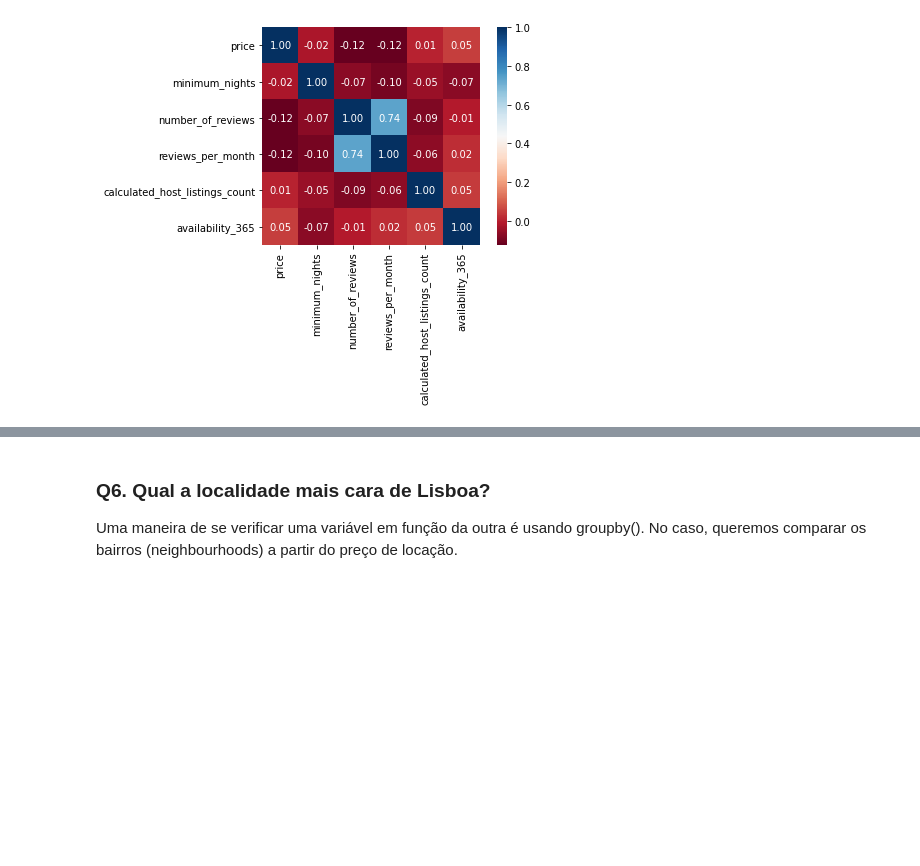
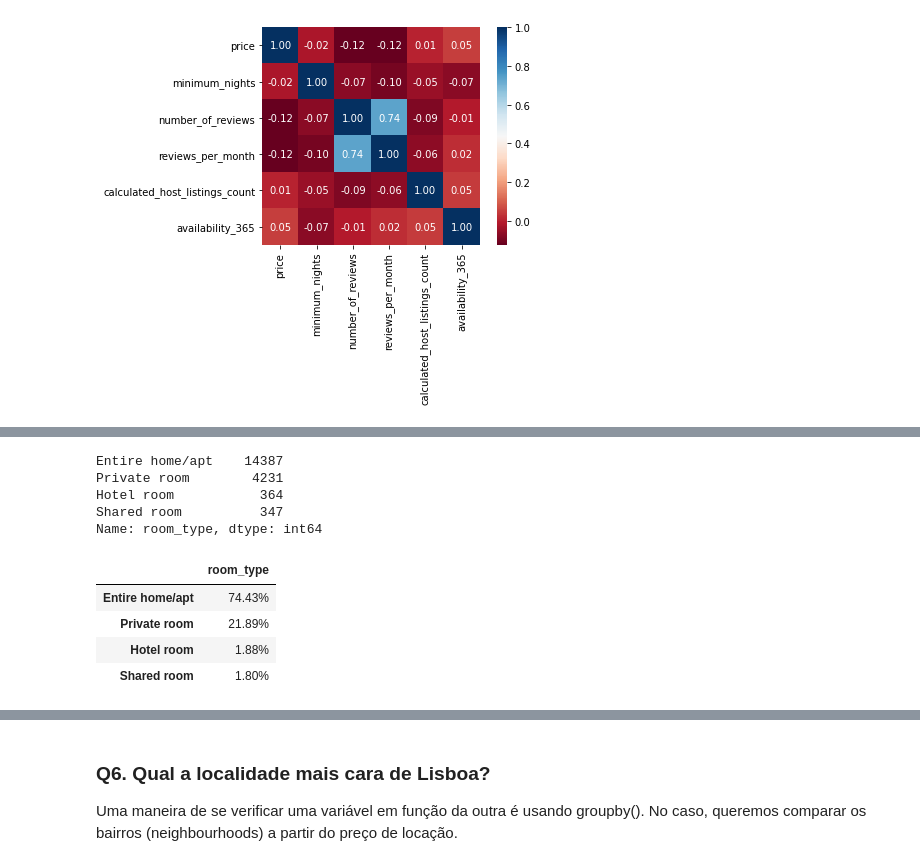
Before and after one commit to AlannaGonzaga/AirBnbLisbon, a Jupyter notebook: Analisando_os_Dados_do_Airbnb.ipynb, the cells around one changed output, grey strips where cells are left out. Drawn from its saved outputs; the diff is of its cells as text; code cells hidden in the pictures; blank space fills up the shorter version.

```diff
--- a/Analisando_os_Dados_do_Airbnb.ipynb
+++ b/Analisando_os_Dados_do_Airbnb.ipynb
@@ -275,0 +286,20 @@ sns.heatmap(corr, cmap='RdBu', fmt='.2f', square=True, linecolor='white', annot=
+# %%
+# mostrar a quantidade de cada tipo de imóvel disponível
+df_clean.room_type.value_counts()
+# %% [output]
+Entire home/apt    14387
+Private room        4231
+Hotel room           364
+Shared room          347
+Name: room_type, dtype: int64
+# %%
+# mostrar a porcentagem de cada tipo de imóvel disponível
+a = (df_clean.room_type.value_counts() / df_clean.shape[0])
+df_clean_a = pd.DataFrame(a)
+df_clean_a.style.format('{:.2%}')
+# %% [output]
+|  | room_type |
+| Entire home/apt | 74.43% |
+| Private room | 21.89% |
+| Hotel room | 1.88% |
+| Shared room | 1.80% |
```
Also changed, not shown: parts of 19 cells of this notebook.
